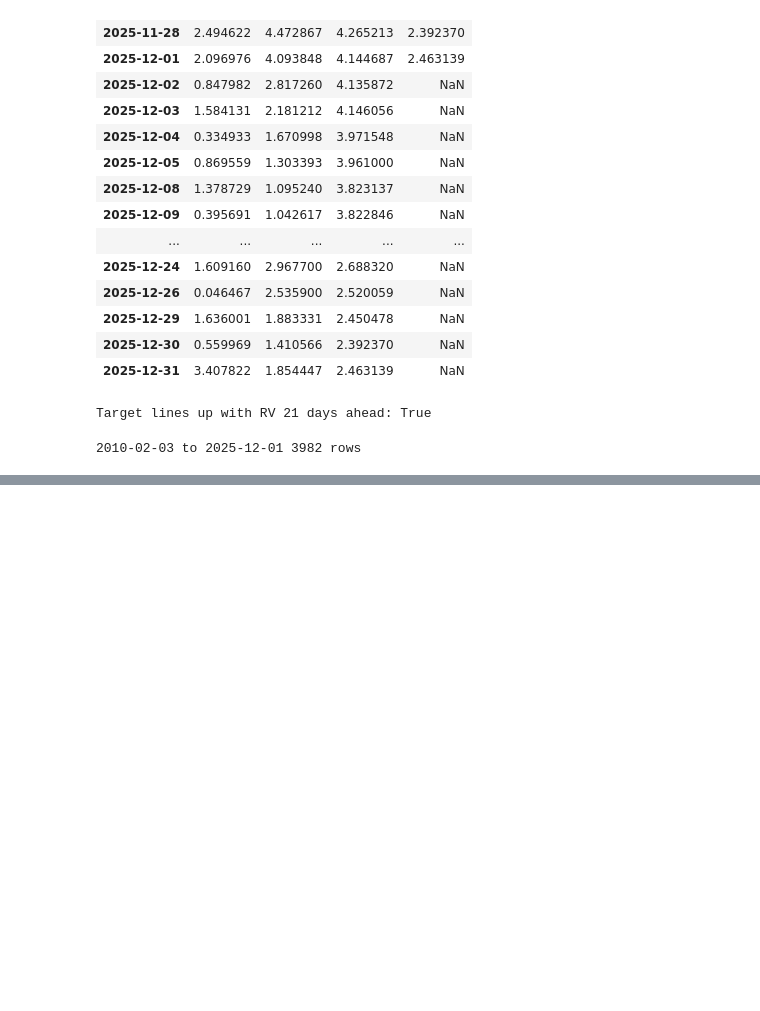
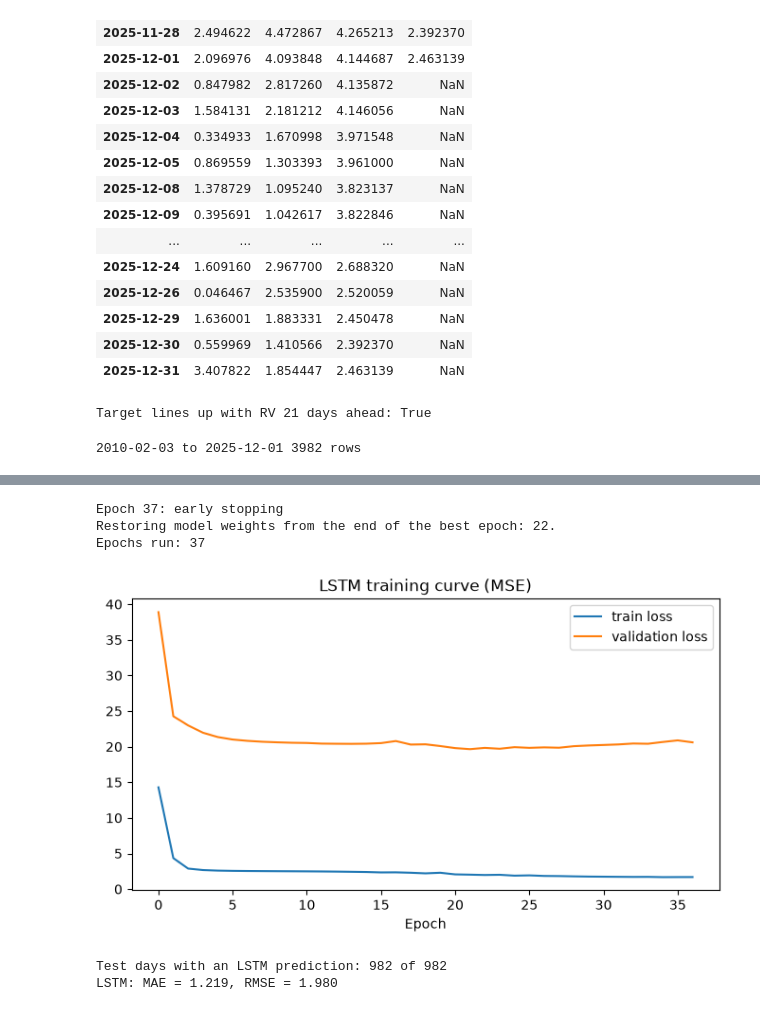
Before and after one commit to lewis-shearer/Stock_Volatility_Forecasting, a Jupyter notebook: volatility_forecasting.ipynb, the cells around one changed output, grey strips where cells are left out. Drawn from its saved outputs; the diff is of its cells as text; code cells hidden in the pictures; blank space fills up the shorter version.

```diff
--- a/volatility_forecasting.ipynb
+++ b/volatility_forecasting.ipynb
@@ -158,0 +297,10 @@ print(df.index.min().date(), 'to', df.index.max().date(), len(df), 'rows')
+# %%
+model = tf.keras.models.Sequential([
+    tf.keras.layers.Input(shape=(WINDOW, len(features))),
+    tf.keras.layers.LSTM(32),
+    tf.keras.layers.Dense(16, activation='relu'),
+    tf.keras.layers.Dense(1)
+])
+
+model.compile(optimizer=tf.keras.optimizers.Adam(learning_rate=0.001), loss='mse', metrics=['mae'])
+model.summary()
@@ -158,0 +321,30 @@ print(df.index.min().date(), 'to', df.index.max().date(), len(df), 'rows')
+# %%
+callback = tf.keras.callbacks.EarlyStopping(monitor='val_loss', patience=15, restore_best_weights=True, verbose=1)
+
+history = model.fit(X_train_seq, y_train_seq, epochs=200, batch_size=64,
+                    validation_data=(X_val_seq, y_val_seq), callbacks=[callback], verbose=0)
+
+print('Epochs run:', len(history.history['loss']))
+# %% [output]
+Epoch 37: early stopping
+Restoring model weights from the end of the best epoch: 22.
+Epochs run: 37
+# %%
+plt.figure(figsize=(8, 4))
+plt.plot(history.history['loss'], label='train loss')
+plt.plot(history.history['val_loss'], label='validation loss')
+plt.title('LSTM training curve (MSE)')
+plt.xlabel('Epoch')
+plt.legend()
+plt.show()
+# %% [output]
+[figure, added]
+# %%
+lstm_pred = model.predict(X_test_seq, verbose=0).flatten()
+
+# the first test window needs 20 earlier days, which come from validation, so all test days have a window
+print('Test days with an LSTM prediction:', len(lstm_pred), 'of', len(test))
+evaluate_model(y_test_seq, lstm_pred, 'LSTM')
+# %% [output]
+Test days with an LSTM prediction: 982 of 982
+LSTM: MAE = 1.219, RMSE = 1.980
```
Also changed, not shown: parts of 15 cells of this notebook.
